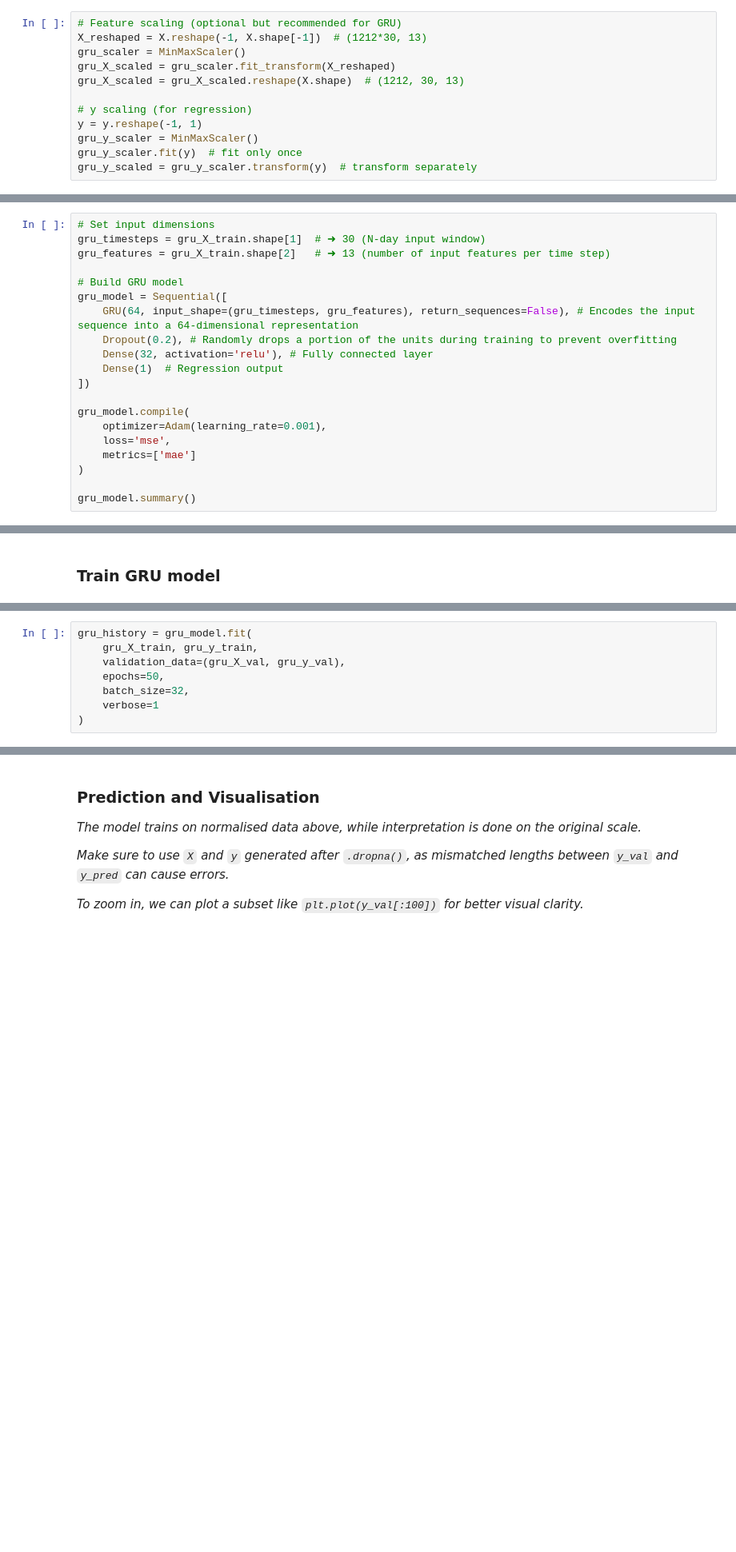
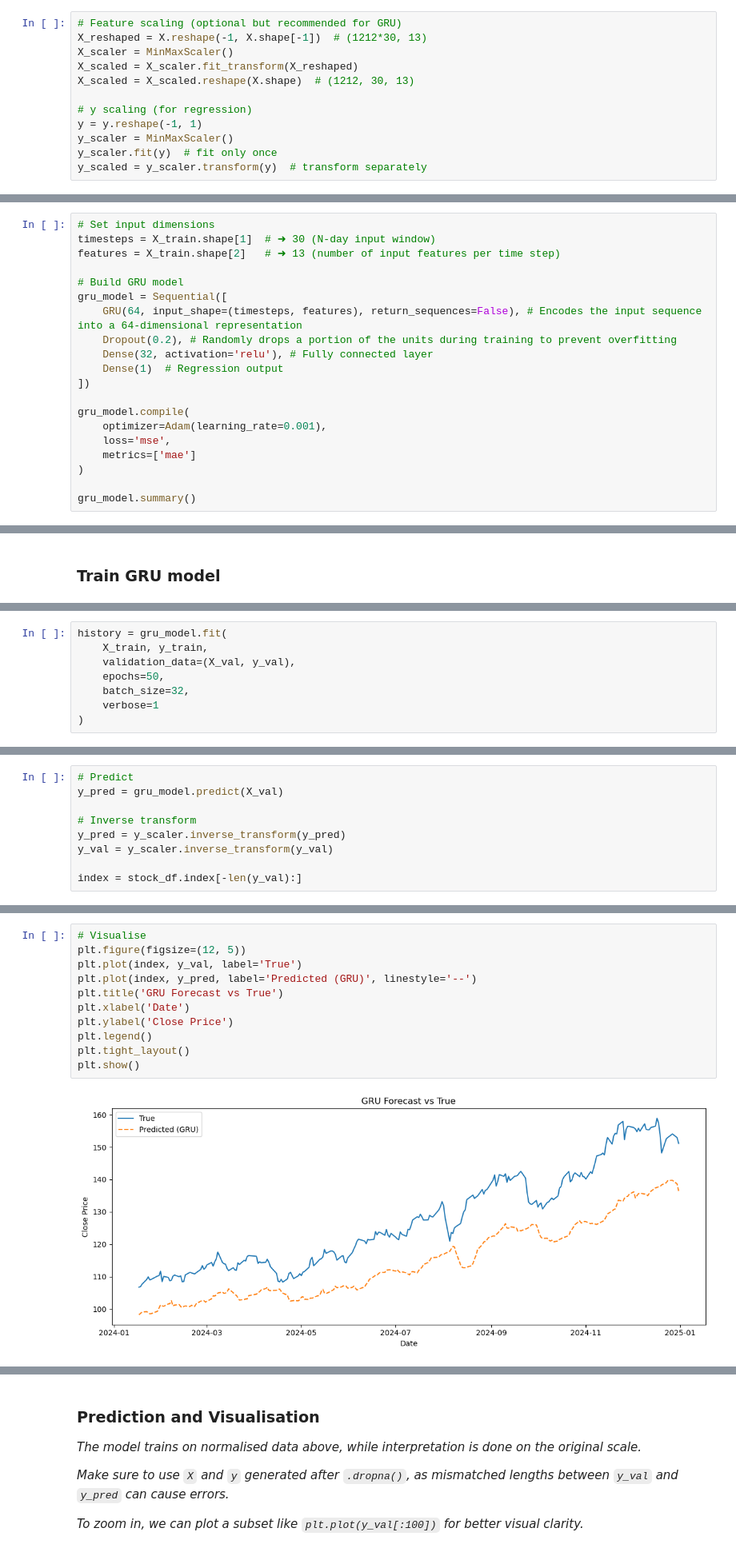
Before and after one commit to pranjakt001/AIPoweredStockMarketPrediction, a Jupyter notebook: experimental analysis code_susan.ipynb, the cells around one changed output, grey strips where cells are left out. Shown at 80% size. Cells and saved outputs as stored; diff of their text form; blank space fills up the shorter version.

```diff
--- a/experimental analysis code_susan.ipynb
+++ b/experimental analysis code_susan.ipynb
@@ -433,15 +433,15 @@ WARNING:tensorflow:From C:\Users\jiyoo\anaconda3\Lib\site-packages\keras\src\los
 # %%
 # Feature scaling (optional but recommended for GRU)
 X_reshaped = X.reshape(-1, X.shape[-1])  # (1212*30, 13)
-gru_scaler = MinMaxScaler()
-gru_X_scaled = gru_scaler.fit_transform(X_reshaped)
-gru_X_scaled = gru_X_scaled.reshape(X.shape)  # (1212, 30, 13)
+X_scaler = MinMaxScaler()
+X_scaled = X_scaler.fit_transform(X_reshaped)
+X_scaled = X_scaled.reshape(X.shape)  # (1212, 30, 13)
 
 # y scaling (for regression)
 y = y.reshape(-1, 1)
-gru_y_scaler = MinMaxScaler()
-gru_y_scaler.fit(y)  # fit only once
-gru_y_scaled = gru_y_scaler.transform(y)  # transform separately
+y_scaler = MinMaxScaler()
+y_scaler.fit(y)  # fit only once
+y_scaled = y_scaler.transform(y)  # transform separately
 # %% [markdown]
 ### Train/Validation Split for Time Series
 # %%
@@ -468,12 +468,12 @@ X_val shape: (243, 30, 13)
 ### Build GRU model
 # %%
 # Set input dimensions
-gru_timesteps = gru_X_train.shape[1]  # ➜ 30 (N-day input window)
-gru_features = gru_X_train.shape[2]   # ➜ 13 (number of input features per time step)
+timesteps = X_train.shape[1]  # ➜ 30 (N-day input window)
+features = X_train.shape[2]   # ➜ 13 (number of input features per time step)
 
 # Build GRU model
 gru_model = Sequential([
-    GRU(64, input_shape=(gru_timesteps, gru_features), return_sequences=False), # Encodes the input sequence into a 64-dimensional representation
+    GRU(64, input_shape=(timesteps, features), return_sequences=False), # Encodes the input sequence into a 64-dimensional representation
     Dropout(0.2), # Randomly drops a portion of the units during training to prevent overfitting
     Dense(32, activation='relu'), # Fully connected layer
     Dense(1)  # Regression output
@@ -535,9 +535,9 @@ then `val_mae` represents the **average absolute difference** between predicted
 | Predictions are flat or unresponsive     | Model may be too simple or input sequence too short                        |
 | Predictions fluctuate excessively        | Possible overfitting or noisy data                                          |
 # %%
-gru_history = gru_model.fit(
-    gru_X_train, gru_y_train,
-    validation_data=(gru_X_val, gru_y_val),
+history = gru_model.fit(
+    X_train, y_train,
+    validation_data=(X_val, y_val),
     epochs=50,
     batch_size=32,
     verbose=1
@@ -562,0 +563,9 @@ Epoch 50/50
+# %%
+# Predict
+y_pred = gru_model.predict(X_val)
+
+# Inverse transform
+y_pred = y_scaler.inverse_transform(y_pred)
+y_val = y_scaler.inverse_transform(y_val)
+
+index = stock_df.index[-len(y_val):]
@@ -563,3 +574,16 @@ Epoch 50/50
+# %%
+# Visualise
+plt.figure(figsize=(12, 5))
+plt.plot(index, y_val, label='True')
+plt.plot(index, y_pred, label='Predicted (GRU)', linestyle='--')
+plt.title('GRU Forecast vs True')
+plt.xlabel('Date')
+plt.ylabel('Close Price')
+plt.legend()
+plt.tight_layout()
+plt.show()
+# %% [output]
+[figure, added]
 # %% [markdown]
 #### ✅ GRU Training Performance Summary
 
```
Also changed, not shown: parts of 27 cells of this notebook.
